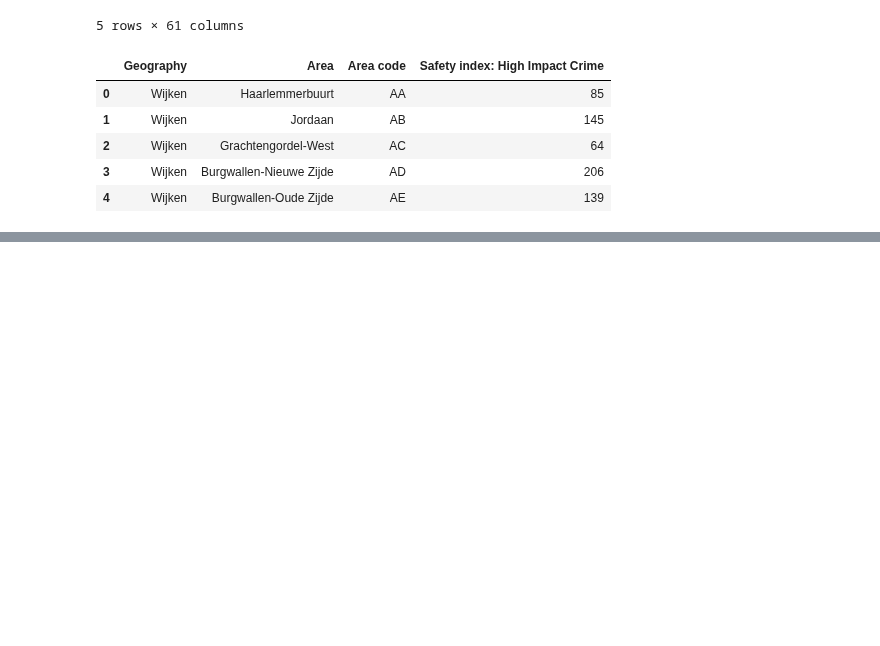
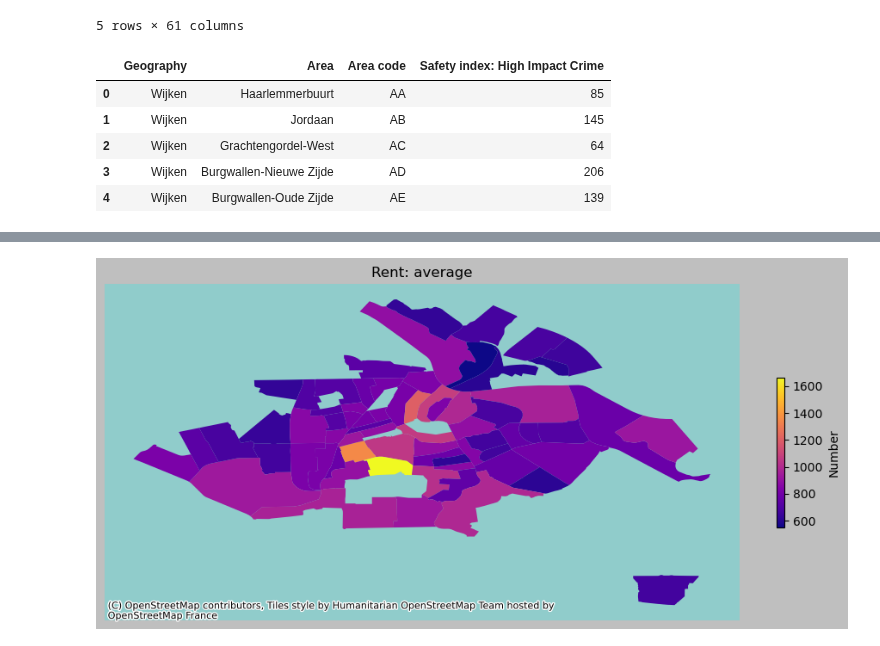
Before and after one commit to MJMRData1Assignment1/Assignment-1, a Jupyter notebook: Hackathon/Step1_2.ipynb, the cells around one changed output, grey strips where cells are left out. Saved outputs shown, nothing was run; the diff lists cells and outputs as text; code cells hidden in the pictures; blank space fills up the shorter version.

```diff
--- a/Hackathon/Step1_2.ipynb
+++ b/Hackathon/Step1_2.ipynb
@@ -321,0 +335,38 @@ TypeError: Expected bytes or string, got float
+# %%
+# Set up figure and axis
+f, ax = plt.subplots(1, figsize=(9, 9))
+
+# Plot '% to leave' and 'Valid_Vote'
+# First plot: '% to Leave'
+# dataset.plot(column='Pct_Leave', scheme='Quantiles', legend=True, ax=ax1)
+# ax1.set_title('% to Leave')
+# remove axis frame
+# ax1.set_axis_off()
+# Add background map
+# ctx.add_basemap(ax1, crs=dataset.crs)
+
+# Second plot: 'Rent: average'
+dataset.plot(column='Rent_average', cmap='plasma', legend=True, ax=ax,
+             legend_kwds={
+                 'shrink': 0.2, 'fraction': 0.1,  # the size of colorbar: 20%
+                 'label': "Number",  # Add legend to colorbar
+                 'orientation': "vertical",  # or set 'horizontal'
+                 #'aspect': 50 # aspect ratio
+         })
+ax.set_title('Rent: average')
+ax.set_axis_off()
+
+# Add background map
+ctx.add_basemap(ax, crs=dataset.crs)
+
+# Title
+# f.suptitle('Title_Name', size=30)
+# Change background color of the figure
+f.set_facecolor('0.75')
+
+# Adjust layout
+plt.tight_layout()
+# Draw
+plt.show()
+# %% [output]
+[figure, added]
```
Also changed, not shown: parts of 18 cells of this notebook, 6 other files.
